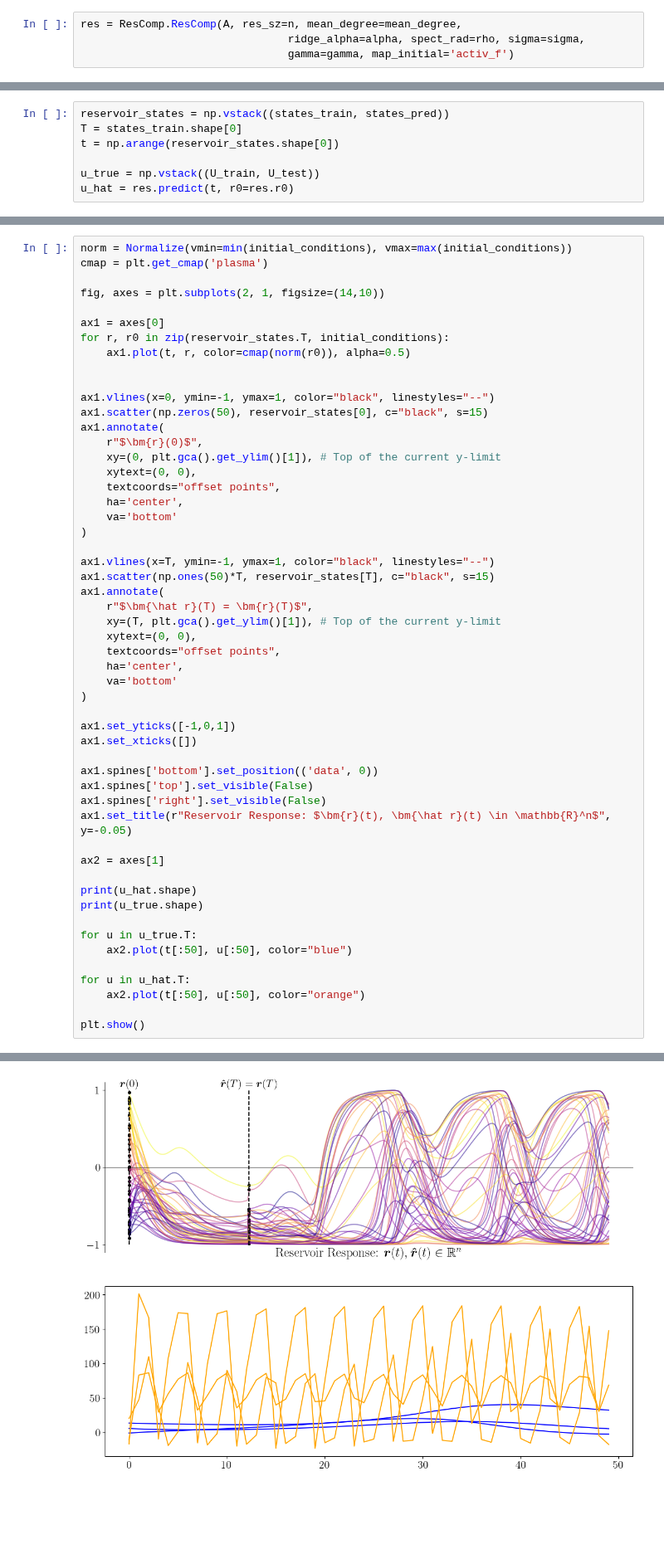
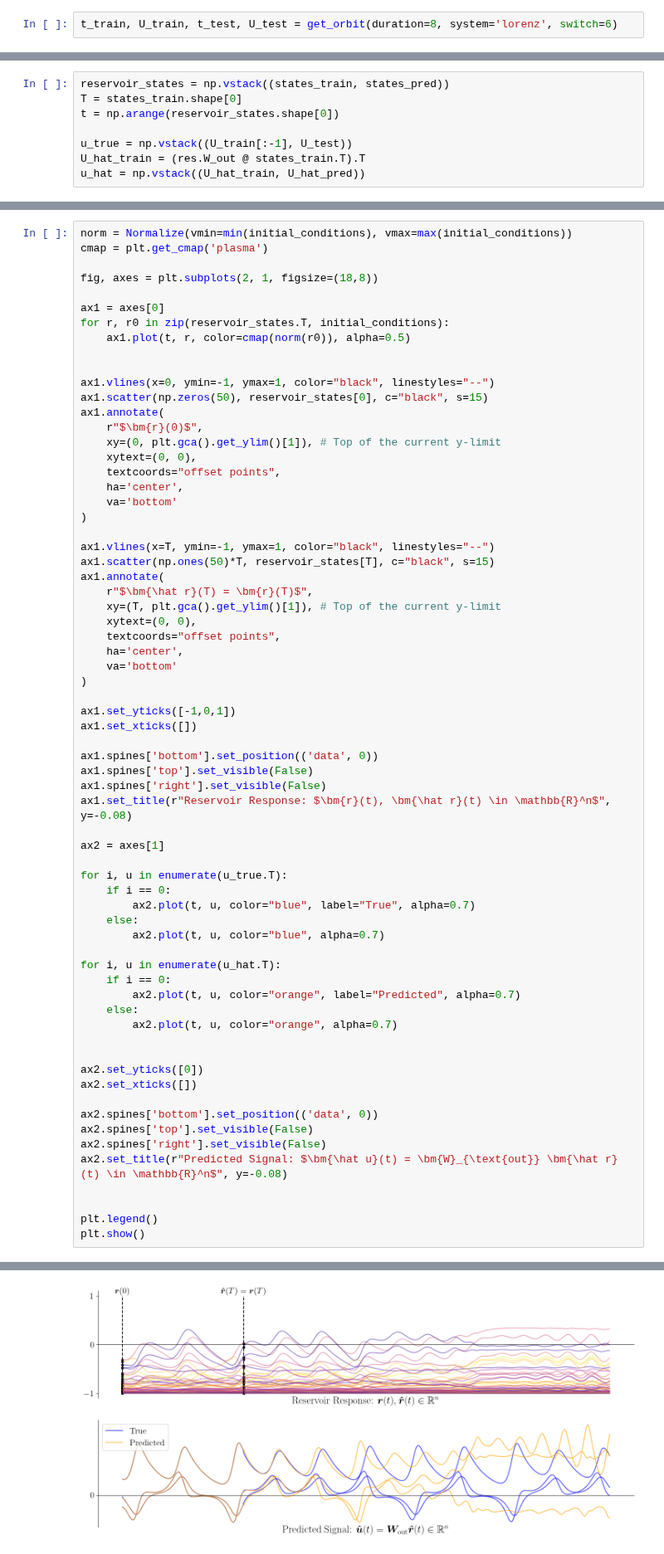
Before and after one commit to seyfdall/Thinned_Rescomp, a Jupyter notebook: paper_plots.ipynb, the cells around one changed output, grey strips where cells are left out. Shown at 83% size. Saved outputs shown, nothing was run; the diff lists cells and outputs as text; blank space fills up the shorter version.

Commit message:
Fix training issues and include more plots

```diff
--- a/paper_plots.ipynb
+++ b/paper_plots.ipynb
@@ -38,5 +47,3 @@ A = create_network([n,p], network_type, rho)
 # %%
-res = ResComp.ResComp(A, res_sz=n, mean_degree=mean_degree,
-                                ridge_alpha=alpha, spect_rad=rho, sigma=sigma,
-                                gamma=gamma, map_initial='activ_f')
+t_train, U_train, t_test, U_test = get_orbit(duration=8, system='lorenz', switch=6)
 # %%
@@ -50,5 +71,6 @@ reservoir_states = np.vstack((states_train, states_pred))
 T = states_train.shape[0]
 t = np.arange(reservoir_states.shape[0])
 
-u_true = np.vstack((U_train, U_test))
-u_hat = res.predict(t, r0=res.r0)
+u_true = np.vstack((U_train[:-1], U_test))
+U_hat_train = (res.W_out @ states_train.T).T
+u_hat = np.vstack((U_hat_train, U_hat_pred))
@@ -56,7 +82,7 @@ u_hat = res.predict(t, r0=res.r0)
 norm = Normalize(vmin=min(initial_conditions), vmax=max(initial_conditions))
 cmap = plt.get_cmap('plasma')
 
-fig, axes = plt.subplots(2, 1, figsize=(14,10))
+fig, axes = plt.subplots(2, 1, figsize=(18,8))
 
 ax1 = axes[0]
 for r, r0 in zip(reservoir_states.T, initial_conditions):
@@ -91,18 +117,32 @@ ax1.set_xticks([])
 ax1.spines['bottom'].set_position(('data', 0))
 ax1.spines['top'].set_visible(False)
 ax1.spines['right'].set_visible(False)
-ax1.set_title(r"Reservoir Response: $\bm{r}(t), \bm{\hat r}(t) \in \mathbb{R}^n$", y=-0.05)
+ax1.set_title(r"Reservoir Response: $\bm{r}(t), \bm{\hat r}(t) \in \mathbb{R}^n$", y=-0.08)
 
 ax2 = axes[1]
 
-print(u_hat.shape)
-print(u_true.shape)
+for i, u in enumerate(u_true.T):
+    if i == 0:
+        ax2.plot(t, u, color="blue", label="True", alpha=0.7)
+    else:
+        ax2.plot(t, u, color="blue", alpha=0.7)
 
-for u in u_true.T:
-    ax2.plot(t[:50], u[:50], color="blue")
+for i, u in enumerate(u_hat.T):
+    if i == 0:
+        ax2.plot(t, u, color="orange", label="Predicted", alpha=0.7)
+    else:
+        ax2.plot(t, u, color="orange", alpha=0.7)
 
-for u in u_hat.T:
-    ax2.plot(t[:50], u[:50], color="orange")
 
+ax2.set_yticks([0])
+ax2.set_xticks([])
+
+ax2.spines['bottom'].set_position(('data', 0))
+ax2.spines['top'].set_visible(False)
+ax2.spines['right'].set_visible(False)
+ax2.set_title(r"Predicted Signal: $\bm{\hat u}(t) = \bm{W}_{\text{out}} \bm{\hat r} (t) \in \mathbb{R}^n$", y=-0.08)
+
+
+plt.legend()
 plt.show()
 # %% [output]
@@ -111 +149 @@ plt.show()
-[figure, old version]
+[figure, new version]
```
Also changed, not shown: parts of 7 cells of this notebook, 1 other file.
